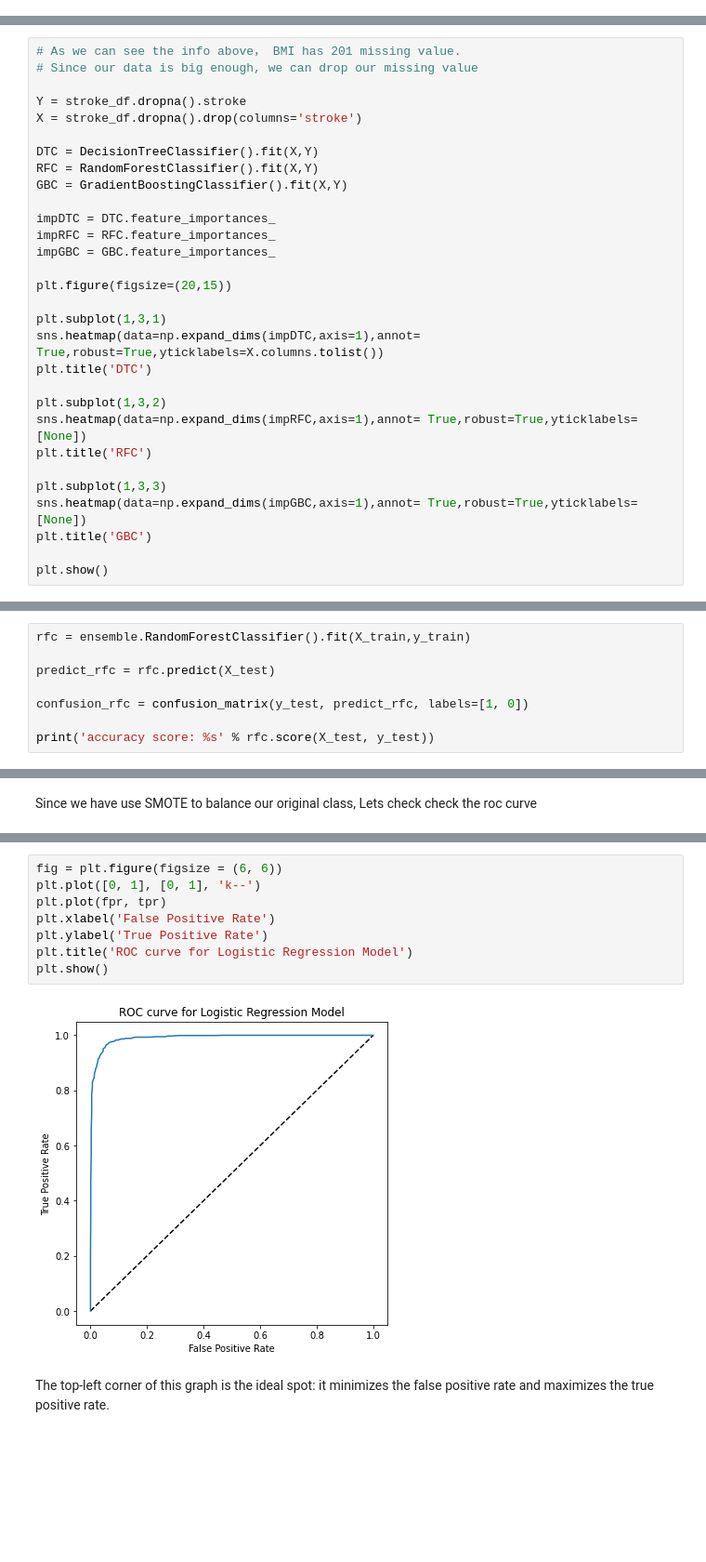
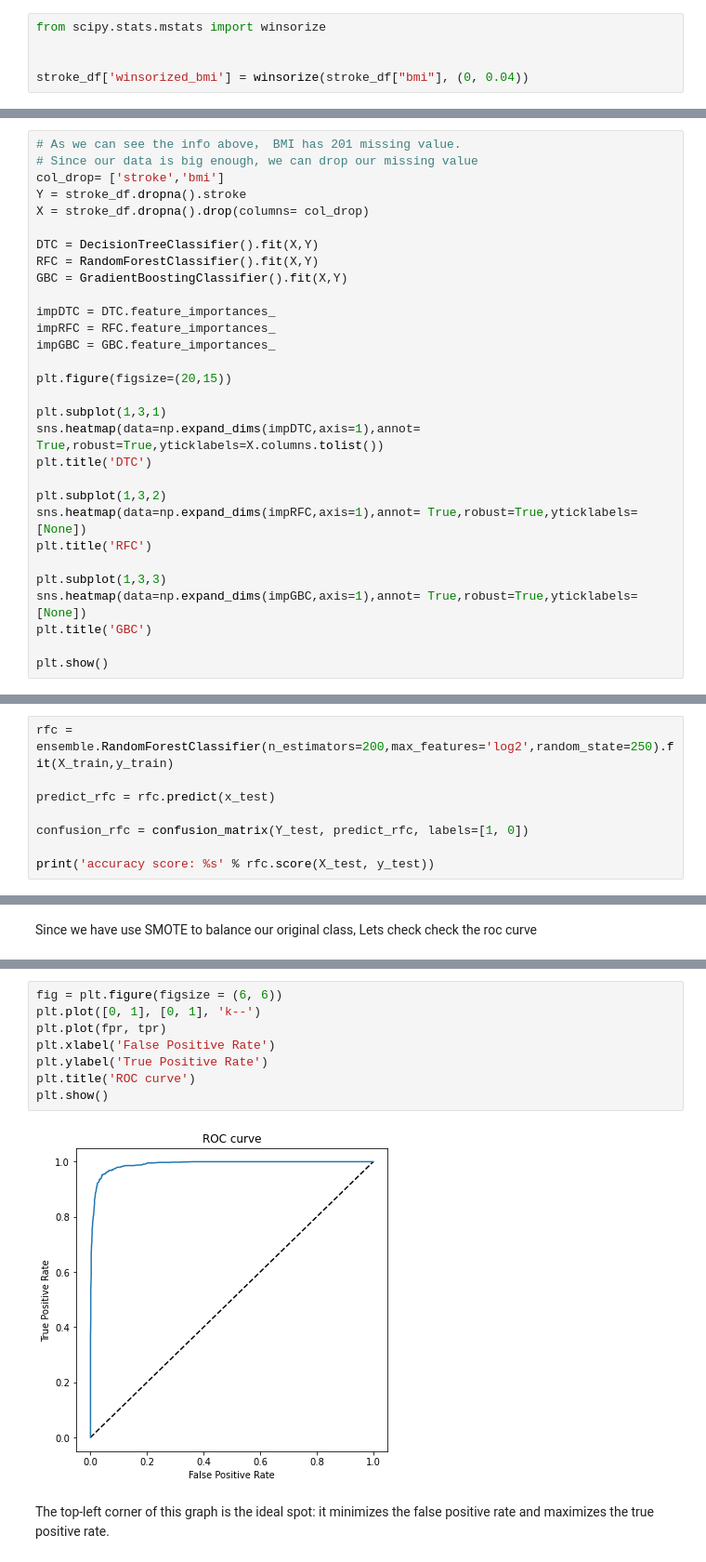
Before and after one commit to Evelynzhang05/Data-Science-projects, a Jupyter notebook: Stroke_Prediction.ipynb, the cells around one changed output, grey strips where cells are left out. Shown: that part at 93% size. Saved outputs shown, nothing was run; the diff lists cells and outputs as text; blank space fills up the shorter version.

```diff
--- a/Stroke_Prediction.ipynb
+++ b/Stroke_Prediction.ipynb
@@ -67,0 +89,5 @@ plt.show()
+# %%
+from scipy.stats.mstats import winsorize
+
+
+stroke_df['winsorized_bmi'] = winsorize(stroke_df["bmi"], (0, 0.04))
@@ -172,9 +202,9 @@ memory usage: 639.1 KB
 # %%
 # As we can see the info above， BMI has 201 missing value.
 # Since our data is big enough, we can drop our missing value
-
+col_drop= ['stroke','bmi']
 Y = stroke_df.dropna().stroke
-X = stroke_df.dropna().drop(columns='stroke')
+X = stroke_df.dropna().drop(columns= col_drop)
 
 DTC = DecisionTreeClassifier().fit(X,Y)
 RFC = RandomForestClassifier().fit(X,Y)
@@ -299,11 +343,11 @@ plot_confusion_matrix(cm=confusion, target_names = ['YES', 'NO'], title = 'Confu
 # %% [markdown]
 ### RandomForestClassifier
 # %%
-rfc = ensemble.RandomForestClassifier().fit(X_train,y_train)
+rfc = ensemble.RandomForestClassifier(n_estimators=200,max_features='log2',random_state=250).fit(X_train,y_train)
 
-predict_rfc = rfc.predict(X_test)
+predict_rfc = rfc.predict(x_test)
 
-confusion_rfc = confusion_matrix(y_test, predict_rfc, labels=[1, 0])
+confusion_rfc = confusion_matrix(Y_test, predict_rfc, labels=[1, 0])
 
 print('accuracy score: %s' % rfc.score(X_test, y_test))
 # %% [output]
@@ -475,13 +612,13 @@ print(thresholds[1:30])
 # %%
 fig = plt.figure(figsize = (6, 6))
 plt.plot([0, 1], [0, 1], 'k--')
 plt.plot(fpr, tpr)
 plt.xlabel('False Positive Rate')
 plt.ylabel('True Positive Rate')
-plt.title('ROC curve for Logistic Regression Model')
+plt.title('ROC curve')
 plt.show()
 # %% [output]
-[figure, old version]
+[figure, new version]
 # %% [markdown]
 The top-left corner of this graph is the ideal spot: it minimizes the false positive rate and maximizes the true positive rate.
 # %%
```
Also changed, not shown: parts of 37 cells of this notebook, 1 other file.
